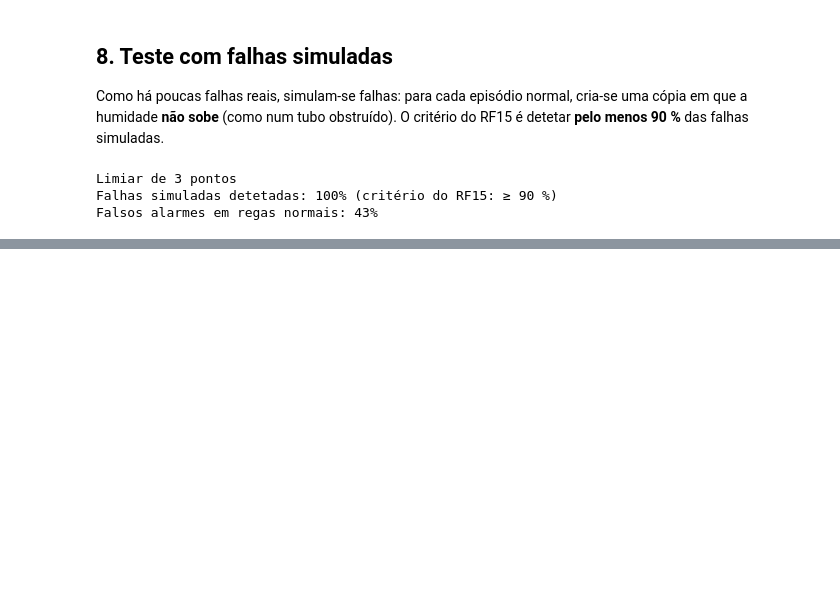
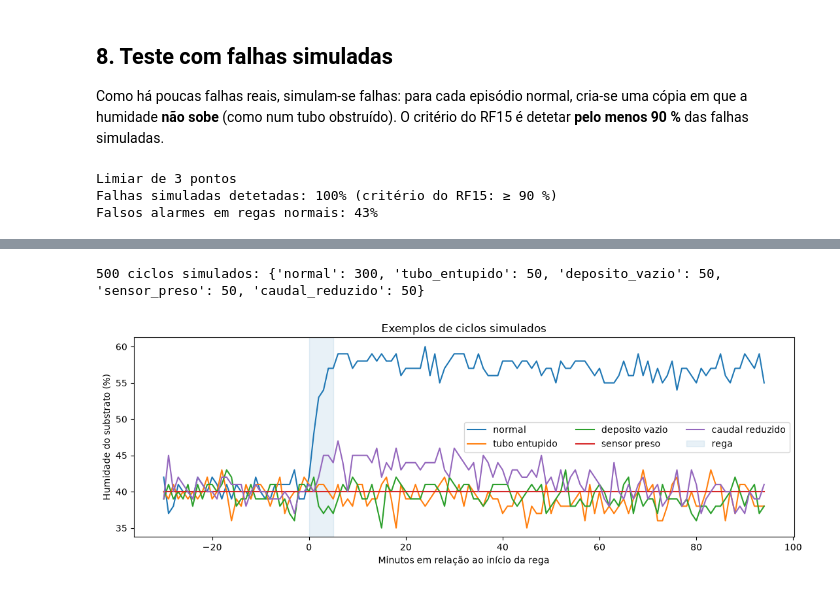
Before and after one commit to CaluFonseca/GreenBox, a Jupyter notebook: ia/estufa_iot_agriculture.ipynb, the cells around one changed output, grey strips where cells are left out. Drawn from its saved outputs; the diff is of its cells as text; code cells hidden in the pictures; blank space fills up the shorter version.

Commit message:
Adicionar simulação de ciclos de rega com falhas ao notebook de estufa

```diff
--- a/ia/estufa_iot_agriculture.ipynb
+++ b/ia/estufa_iot_agriculture.ipynb
@@ -335,0 +354,47 @@ Falsos alarmes em regas normais: 43%
+# %%
+rng = np.random.default_rng(SEMENTE)
+TEMPERATURAS_REAIS = dados["temperatura"].dropna().to_numpy()
+
+HUMIDADE_MINIMA = 40          # mínimo da cultura de referência (%)
+DURACAO_REGA_MIN = 5          # duração máxima do ciclo (min)
+SUBIDA_POR_MINUTO = 3.0       # subida média durante a rega (pontos %/min)
+RUIDO_SENSOR = 1.5            # desvio padrão do ruído do sensor (pontos %)
+MINUTOS_ANTES, MINUTOS_DEPOIS = 30, 90
+
+def simular_ciclo(tipo="normal"):
+    temperatura = rng.choice(TEMPERATURAS_REAIS)
+    evaporacao = 0.01 + 0.004 * max(temperatura - 15, 0)        # pontos %/min
+    minutos = np.arange(-MINUTOS_ANTES, DURACAO_REGA_MIN + MINUTOS_DEPOIS)
+    humidade = np.empty(len(minutos))
+    h = HUMIDADE_MINIMA + evaporacao * MINUTOS_ANTES + rng.uniform(-1, 1)
+    fator = {"normal": 1.0, "tubo_entupido": 0.0, "deposito_vazio": 0.0,
+             "sensor_preso": 1.0, "caudal_reduzido": 1 / 3}[tipo]
+    subida = SUBIDA_POR_MINUTO * rng.uniform(0.7, 1.3) * fator
+    for i, m in enumerate(minutos):
+        h += subida if 0 <= m < DURACAO_REGA_MIN else -evaporacao
+        humidade[i] = h
+    leitura = np.round(humidade + rng.normal(0, RUIDO_SENSOR, len(minutos)))
+    if tipo == "sensor_preso":
+        leitura[:] = np.round(humidade[0])
+    return pd.Series(np.clip(leitura, 0, 100), index=minutos), temperatura
+
+QUANTIDADES = {"normal": 300, "tubo_entupido": 50, "deposito_vazio": 50,
+               "sensor_preso": 50, "caudal_reduzido": 50}
+ciclos = [(tipo, *simular_ciclo(tipo)) for tipo, n in QUANTIDADES.items() for _ in range(n)]
+print(f"{len(ciclos)} ciclos simulados:", QUANTIDADES)
+# %% [output]
+500 ciclos simulados: {'normal': 300, 'tubo_entupido': 50, 'deposito_vazio': 50, 'sensor_preso': 50, 'caudal_reduzido': 50}
+# %%
+fig, ax = plt.subplots(figsize=(11, 4))
+for tipo in QUANTIDADES:
+    serie = next(s for t, s, _ in ciclos if t == tipo)
+    ax.plot(serie.index, serie.values, label=tipo.replace("_", " "))
+ax.axvspan(0, DURACAO_REGA_MIN, color="tab:blue", alpha=0.1, label="rega")
+ax.set_xlabel("Minutos em relação ao início da rega")
+ax.set_ylabel("Humidade do substrato (%)")
+ax.set_title("Exemplos de ciclos simulados")
+ax.legend(ncol=3)
+plt.tight_layout()
+plt.show()
+# %% [output]
+[figure, added]
```
Also changed, not shown: parts of 7 cells of this notebook.
